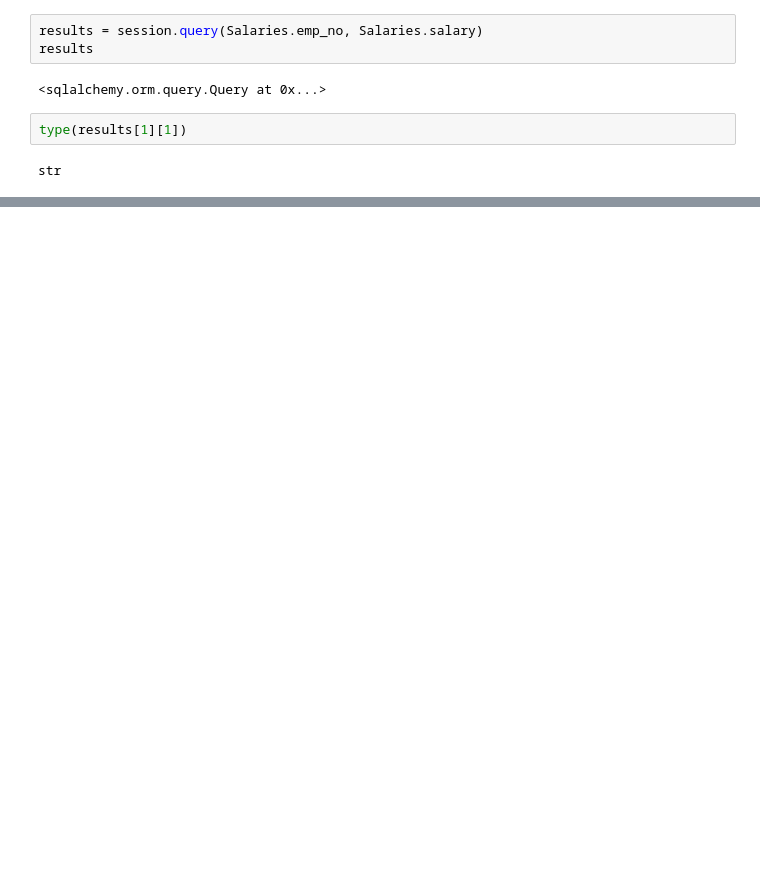
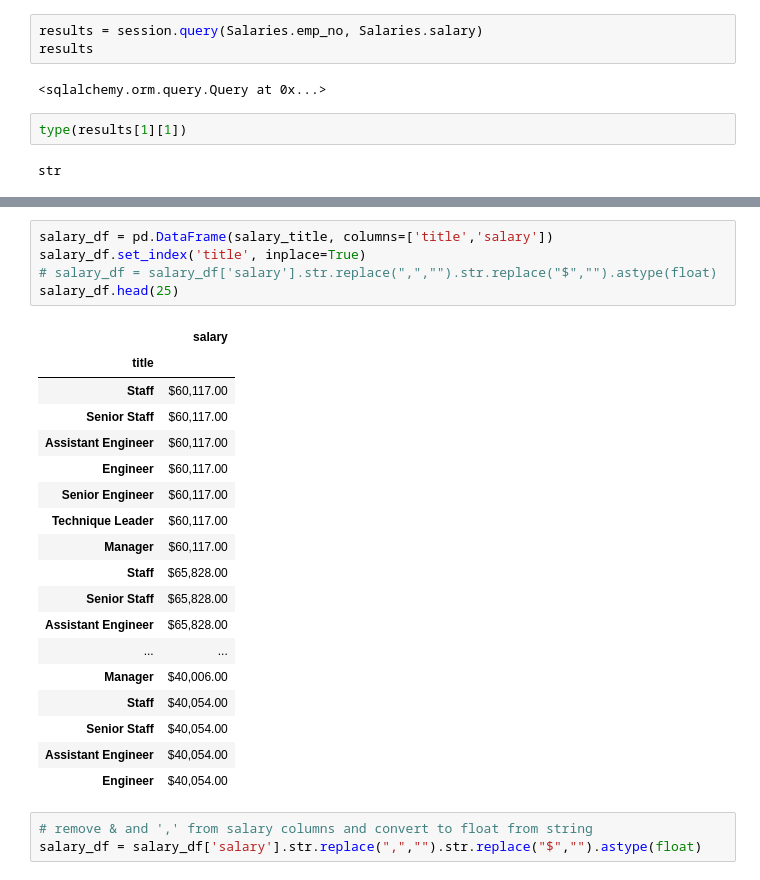
Before and after one commit to g8r1fl/sql-challenge, a Jupyter notebook: EmployeeSQL/bonus.ipynb, the cells around one changed output, grey strips where cells are left out. Saved outputs shown, nothing was run; the diff lists cells and outputs as text; blank space fills up the shorter version.

```diff
--- a/EmployeeSQL/bonus.ipynb
+++ b/EmployeeSQL/bonus.ipynb
@@ -138,3 +124,30 @@ salary_title = session.query(Titles.title, Employees.emp_no, Salaries.salary)
 salary_title
 # %% [output]
 <sqlalchemy.orm.query.Query at 0x...>
+# %%
+salary_df = pd.DataFrame(salary_title, columns=['title','salary'])
+salary_df.set_index('title', inplace=True)
+# salary_df = salary_df['salary'].str.replace(",","").str.replace("$","").astype(float)
+salary_df.head(25)
+# %% [output]
+|  | salary |
+| title |  |
+| Staff | $60,117.00 |
+| Senior Staff | $60,117.00 |
+| Assistant Engineer | $60,117.00 |
+| Engineer | $60,117.00 |
+| Senior Engineer | $60,117.00 |
+| Technique Leader | $60,117.00 |
+| Manager | $60,117.00 |
+| Staff | $65,828.00 |
+| Senior Staff | $65,828.00 |
+| Assistant Engineer | $65,828.00 |
+| ... | ... |
+| Manager | $40,006.00 |
+| Staff | $40,054.00 |
+| Senior Staff | $40,054.00 |
+| Assistant Engineer | $40,054.00 |
+| Engineer | $40,054.00 |
+# %%
+# remove & and ',' from salary columns and convert to float from string
+salary_df = salary_df['salary'].str.replace(",","").str.replace("$","").astype(float)
```
Also changed, not shown: parts of 19 cells of this notebook, 15 other files.
